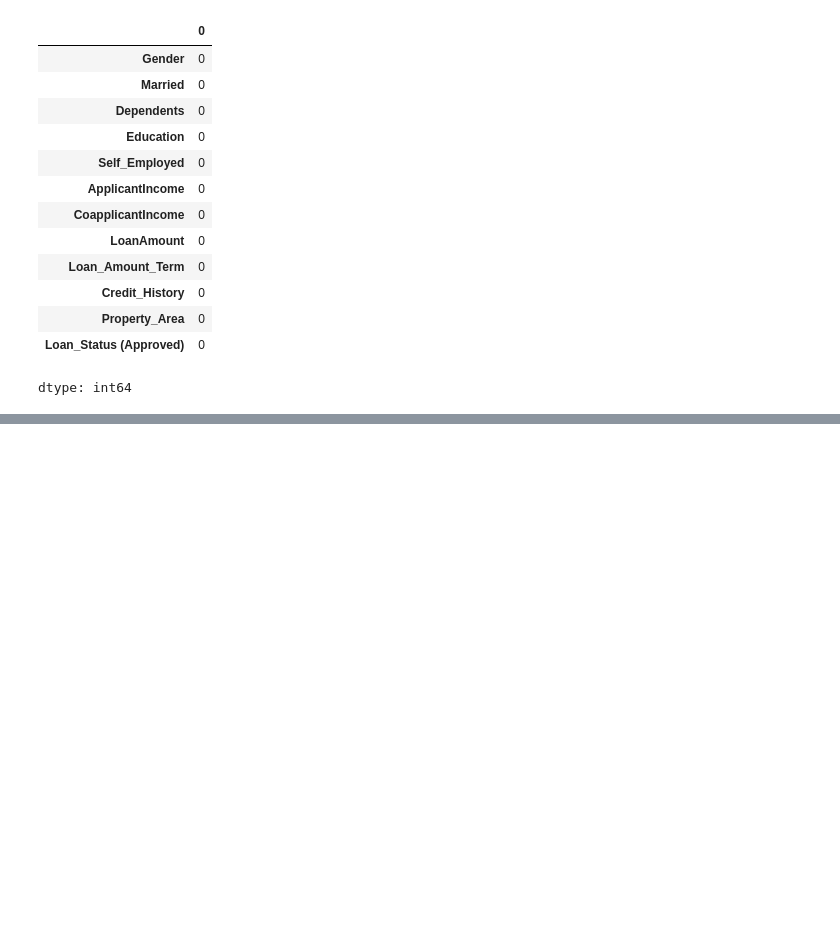
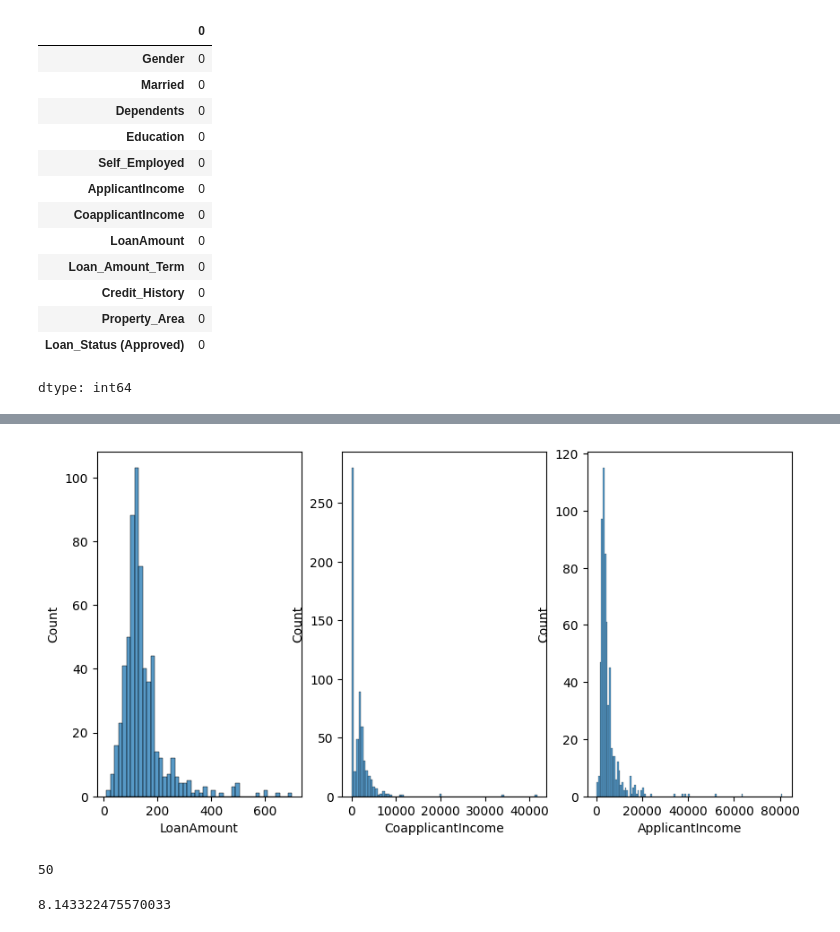
Before and after one commit to Kif30/loan-Approval-model, a Jupyter notebook: loan_approval.ipynb, the cells around one changed output, grey strips where cells are left out. Saved outputs shown, nothing was run; the diff lists cells and outputs as text; code cells hidden in the pictures; blank space fills up the shorter version.

Commit message:
handling outliers

```diff
--- a/loan_approval.ipynb
+++ b/loan_approval.ipynb
@@ -222,0 +233,8 @@ dtype: int64
+# %%
+fig,ax=plt.subplots(1,3,figsize=(10,5))
+sns.histplot(df,x='LoanAmount',ax=ax[0])
+sns.histplot(df,x='CoapplicantIncome',ax=ax[1])
+sns.histplot(df,x='ApplicantIncome',ax=ax[2])
+plt.show()
+# %% [output]
+[figure, added]
@@ -222,0 +252,8 @@ dtype: int64
+# %%
+len(outliers)
+# %% [output]
+50
+# %%
+(len(outliers)/len(df))*100
+# %% [output]
+8.143322475570033
```
Also changed, not shown: parts of 14 cells of this notebook.
